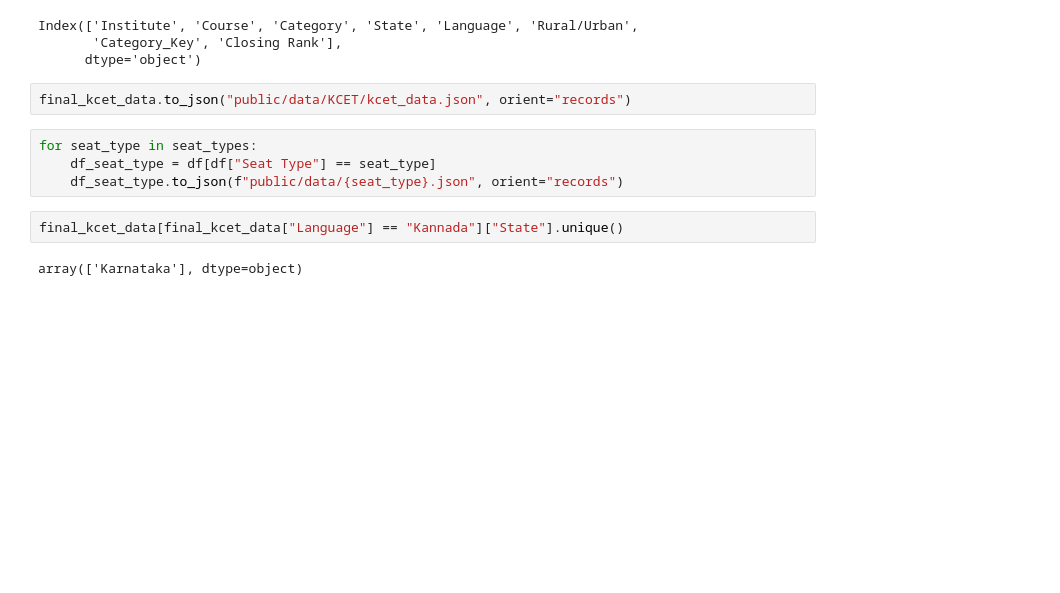
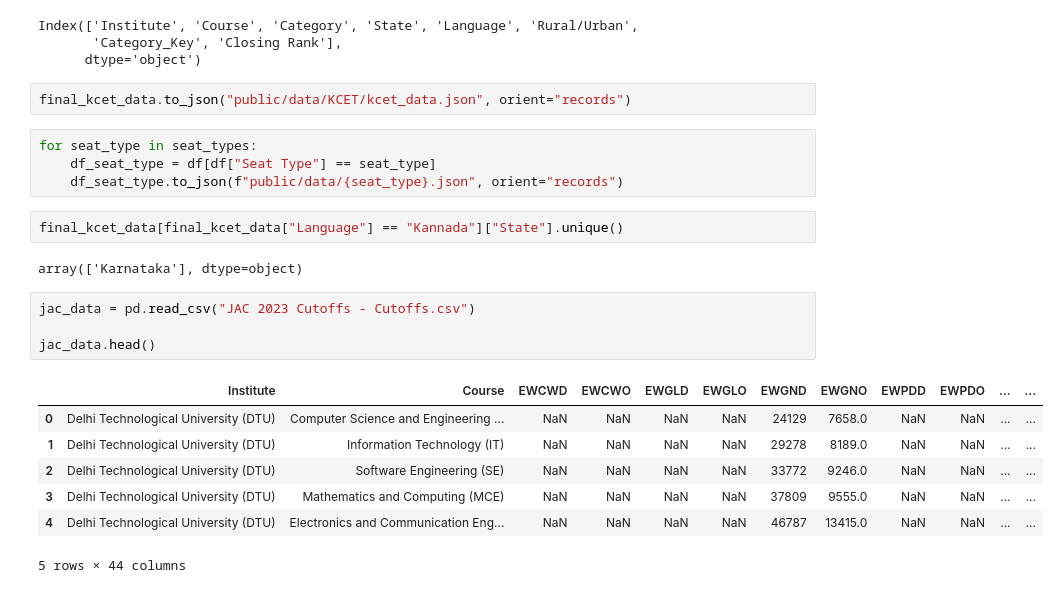
Before and after one commit to avantifellows/college-predictor, a Jupyter notebook: college_split.ipynb, the cells around one changed output. Saved outputs shown, nothing was run; the diff lists cells and outputs as text; blank space fills up the shorter version.

Commit message:
adds jac data

```diff
--- a/college_split.ipynb
+++ b/college_split.ipynb
@@ -531,3 +531,15 @@ for seat_type in seat_types:
 final_kcet_data[final_kcet_data["Language"] == "Kannada"]["State"].unique()
 # %% [output]
 array(['Karnataka'], dtype=object)
+# %%
+jac_data = pd.read_csv("JAC 2023 Cutoffs - Cutoffs.csv")
+
+jac_data.head()
+# %% [output]
+|  | Institute | Course | EWCWD | EWCWO | EWGLD | EWGLO | EWGND | EWGNO | EWPDD | EWPDO | ... | ... |
+| 0 | Delhi Technological University (DTU) | Computer Science and Engineering ... | NaN | NaN | NaN | NaN | 24129 | 7658.0 | NaN | NaN | ... | ... |
+| 1 | Delhi Technological University (DTU) | Information Technology (IT) | NaN | NaN | NaN | NaN | 29278 | 8189.0 | NaN | NaN | ... | ... |
+| 2 | Delhi Technological University (DTU) | Software Engineering (SE) | NaN | NaN | NaN | NaN | 33772 | 9246.0 | NaN | NaN | ... | ... |
+| 3 | Delhi Technological University (DTU) | Mathematics and Computing (MCE) | NaN | NaN | NaN | NaN | 37809 | 9555.0 | NaN | NaN | ... | ... |
+| 4 | Delhi Technological University (DTU) | Electronics and Communication Eng... | NaN | NaN | NaN | NaN | 46787 | 13415.0 | NaN | NaN | ... | ... |
+5 rows × 44 columns
```
Also changed, not shown: parts of 6 cells of this notebook, 5 other files.
